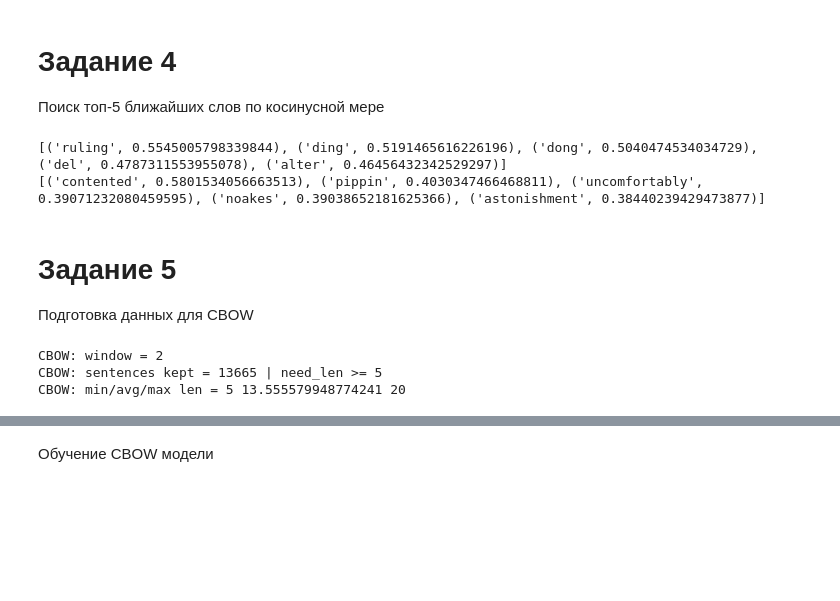
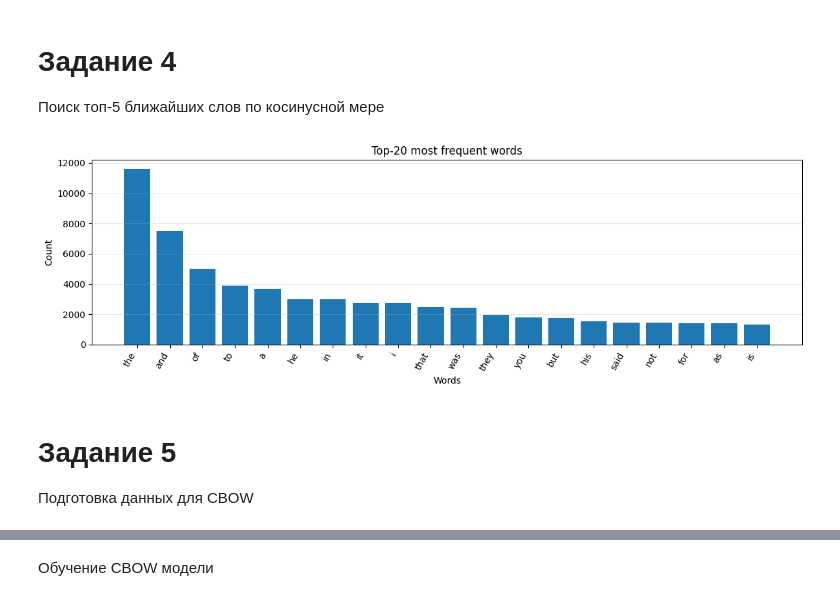
Before and after one commit to XXXXXX1X1/PAC, a Jupyter notebook: 4_semestr/5_Lab/main.ipynb, the cells around one changed output, grey strips where cells are left out. Saved outputs shown, nothing was run; the diff lists cells and outputs as text; code cells hidden in the pictures; blank space fills up the shorter version.

```diff
--- a/4_semestr/5_Lab/main.ipynb
+++ b/4_semestr/5_Lab/main.ipynb
@@ -390,52 +740,23 @@ saved skipgram_embeddings.npy | shape: (5327, 200)
 # Задание 4
 Поиск топ-5 ближайших слов по косинусной мере
 # %%
-sg_emb = np.load("skipgram_embeddings.npy")
-sg_emb_n = sg_emb / (np.linalg.norm(sg_emb, axis=1, keepdims=True) + 1e-12)
+TOPN = min(20, len(counter))
+top = counter.most_common(TOPN)
 
-def topk_cosine(word: str, topk: int = 5):
-    w = word.lower()
-    if w not in word2id:
-        return f"'{word}' нет в словаре"
+words = [w for w, _ in top]
+counts = [c for _, c in top]
 
-    idx = word2id[w]
-    v = sg_emb_n[idx]
-    sims = sg_emb_n @ v
-
-    sims[idx] = -1.0
-    sims[word2id["<UNK>"]] = -1.0
-
-    best = np.argsort(-sims)[:topk]
-    return [(id2word[int(i)], float(sims[int(i)])) for i in best]
-
-print(topk_cosine("ring", 5))
-print(topk_cosine("frodo", 5))
+plt.figure(figsize=(12, 4))
+plt.bar(words, counts)
+plt.xticks(rotation=60, ha="right")
+plt.title(f"Top-{TOPN} most frequent words")
+plt.xlabel("Words")
+plt.ylabel("Count")
+plt.grid(axis="y", alpha=0.3)
+plt.tight_layout()
+plt.show()
 # %% [output]
-[('ruling', 0.5545005798339844), ('ding', 0.5191465616226196), ('dong', 0.5040474534034729), ('del', 0.4787311553955078), ('alter', 0.46456432342529297)]
-[('contented', 0.5801534056663513), ('pippin', 0.4030347466468811), ('uncomfortably', 0.39071232080459595), ('noakes', 0.39038652181625366), ('astonishment', 0.38440239429473877)]
+[figure, added]
 # %% [markdown]
 # Задание 5
 Подготовка данных для CBOW
-# %%
-WINDOW_CBOW = 2
-unk_id = word2id["<UNK>"]
-
-sent_ids = [[word2id.get(w, unk_id) for w in s] for s in tokenized]
-
-need = 2 * WINDOW_CBOW + 1
-sent_ids = [s for s in sent_ids if len(s) >= need]
-
-print("CBOW: window =", WINDOW_CBOW)
-print("CBOW: sentences kept =", len(sent_ids), "| need_len >=", need)
-
-if sent_ids:
-    print(
-        "CBOW: min/avg/max len =",
-        min(map(len, sent_ids)),
-        sum(map(len, sent_ids)) / len(sent_ids),
-        max(map(len, sent_ids))
-    )
-# %% [output]
-CBOW: window = 2
-CBOW: sentences kept = 13665 | need_len >= 5
-CBOW: min/avg/max len = 5 13.555579948774241 20
```
Also changed, not shown: parts of 30 cells of this notebook, 2 other files.
